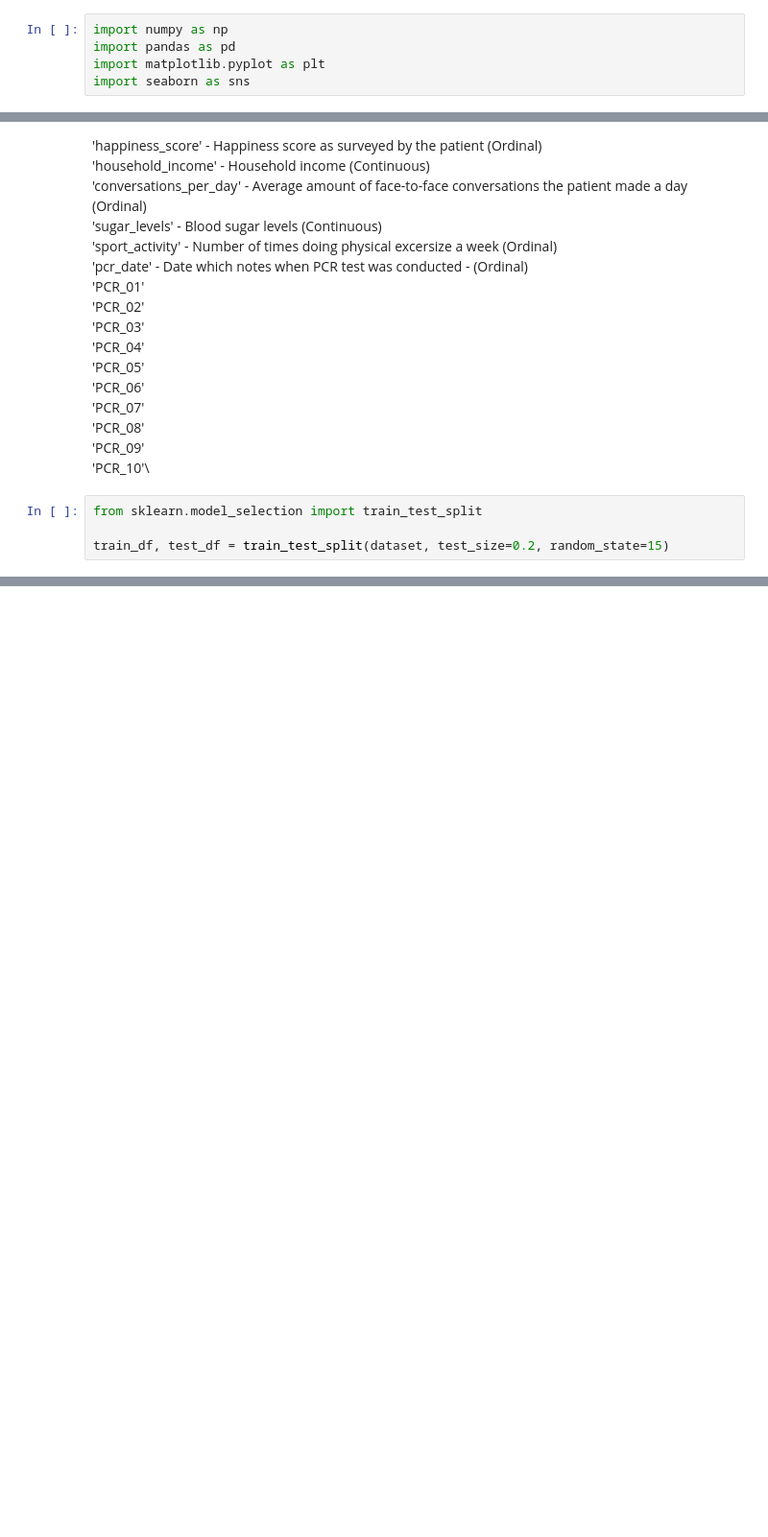
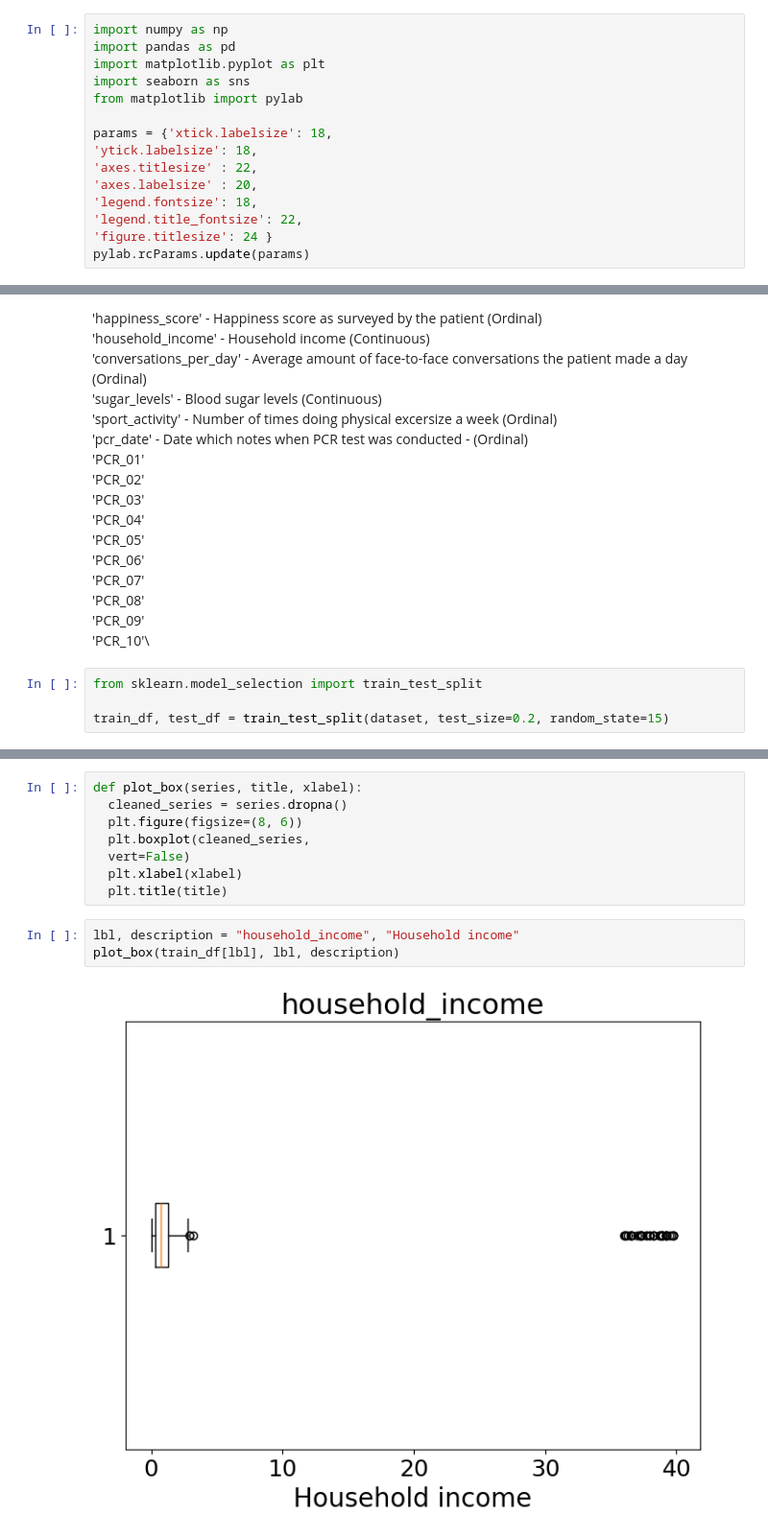
Before and after one commit to Shayshoon/ML_1, a Jupyter notebook: HW1_template.ipynb, the cells around one changed output, grey strips where cells are left out. Shown at 96% size. Drawn from its saved outputs; the diff is of its cells as text; blank space fills up the shorter version.

```diff
--- a/HW1_template.ipynb
+++ b/HW1_template.ipynb
@@ -7,6 +7,16 @@ import numpy as np
 import pandas as pd
 import matplotlib.pyplot as plt
 import seaborn as sns
+from matplotlib import pylab
+
+params = {'xtick.labelsize': 18,
+'ytick.labelsize': 18,
+'axes.titlesize' : 22,
+'axes.labelsize' : 20,
+'legend.fontsize': 18,
+'legend.title_fontsize': 22,
+'figure.titlesize': 24 }
+pylab.rcParams.update(params)
 # %% [markdown]
 ## Loading the dataset
 # %%
@@ -134,0 +189,13 @@ train_df, test_df = train_test_split(dataset, test_size=0.2, random_state=15)
+# %%
+def plot_box(series, title, xlabel):
+  cleaned_series = series.dropna()
+  plt.figure(figsize=(8, 6))
+  plt.boxplot(cleaned_series,
+  vert=False)
+  plt.xlabel(xlabel)
+  plt.title(title)
+# %%
+lbl, description = "household_income", "Household income"
+plot_box(train_df[lbl], lbl, description)
+# %% [output]
+[figure, added]
```
Also changed, not shown: parts of 4 cells of this notebook.
